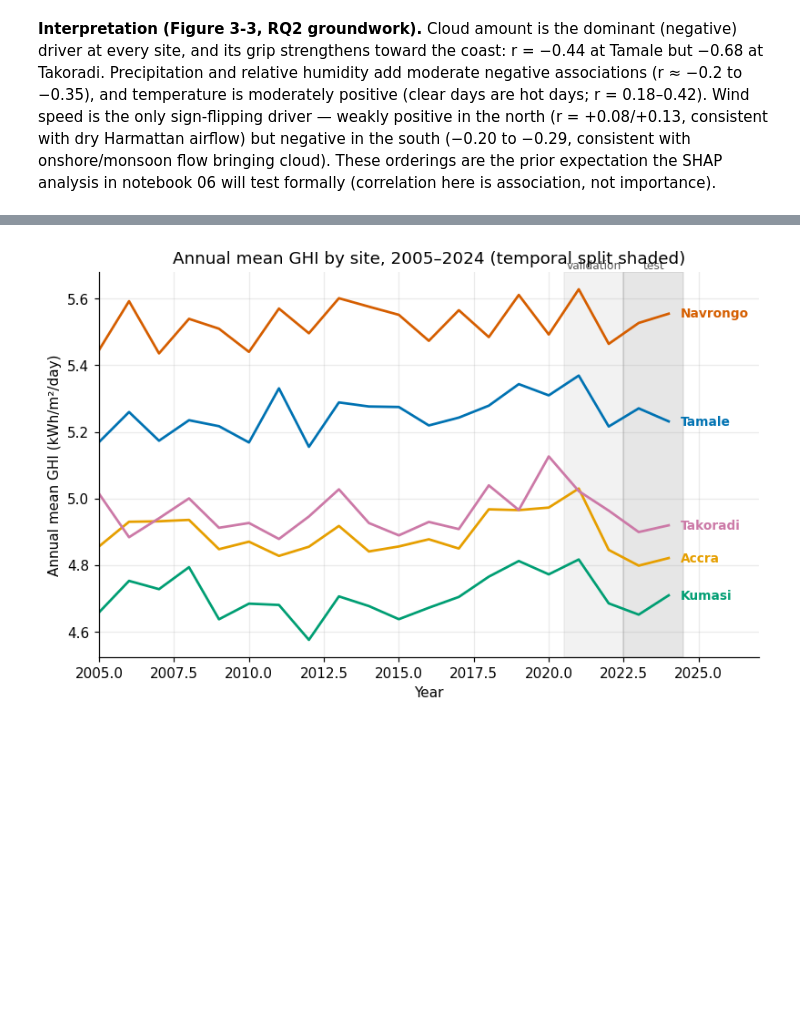
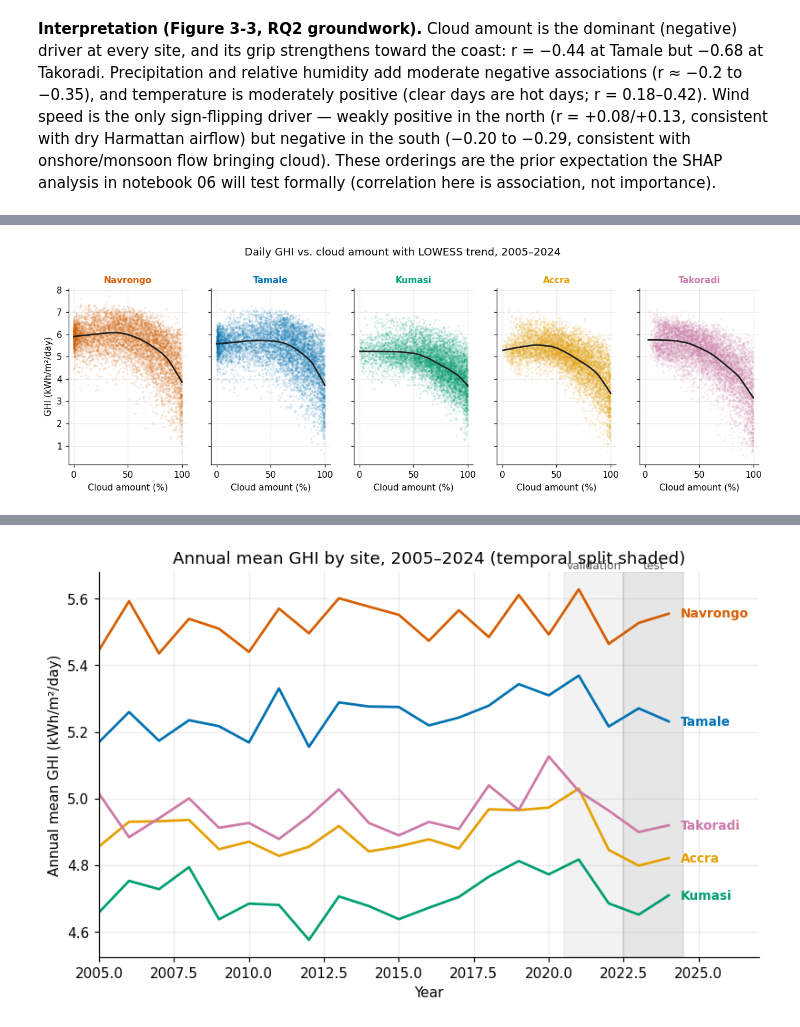
Before and after one commit to kudumens/capstone-solar-ghana, a Jupyter notebook: notebooks/03_eda.ipynb, the cells around one changed output, grey strips where cells are left out. Cells and saved outputs as stored; diff of their text form; code cells hidden in the pictures; blank space fills up the shorter version.

```diff
--- a/notebooks/03_eda.ipynb
+++ b/notebooks/03_eda.ipynb
@@ -172,0 +233,18 @@ notebook 06 will test formally (correlation here is association, not importance)
+# %%
+from statsmodels.nonparametric.smoothers_lowess import lowess
+
+fig, axes = plt.subplots(1, 5, figsize=(14, 3.6), sharey=True, sharex=True)
+for ax, key in zip(axes, SITE_ORDER):
+    sub = df[df['site'] == key]
+    ax.scatter(sub['CLOUD_AMT'], sub[TARGET], s=3, alpha=0.08, color=SITE_COLOR[key],
+               rasterized=True)
+    lw_xy = lowess(sub[TARGET], sub['CLOUD_AMT'], frac=0.3, return_sorted=True)
+    ax.plot(lw_xy[:, 0], lw_xy[:, 1], color='#222222', lw=1.8)
+    ax.set_title(SITE_LABEL[key], fontsize=10, color=SITE_COLOR[key], fontweight='bold')
+    ax.set_xlabel('Cloud amount (%)')
+axes[0].set_ylabel('GHI (kWh/m²/day)')
+fig.suptitle('Daily GHI vs. cloud amount with LOWESS trend, 2005–2024', y=1.06)
+fig.savefig(FIGDIR / 'fig_03_7_ghi_vs_cloud.png')
+plt.show()
+# %% [output]
+[figure, added]
```
Also changed, not shown: parts of 20 cells of this notebook, 15 other files.
